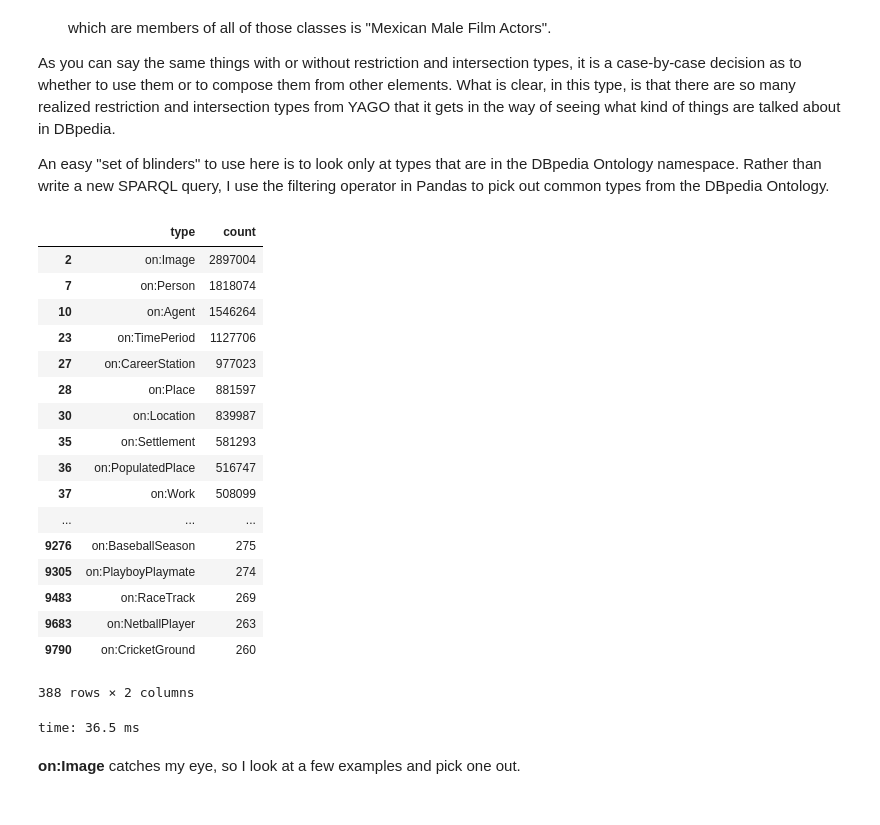
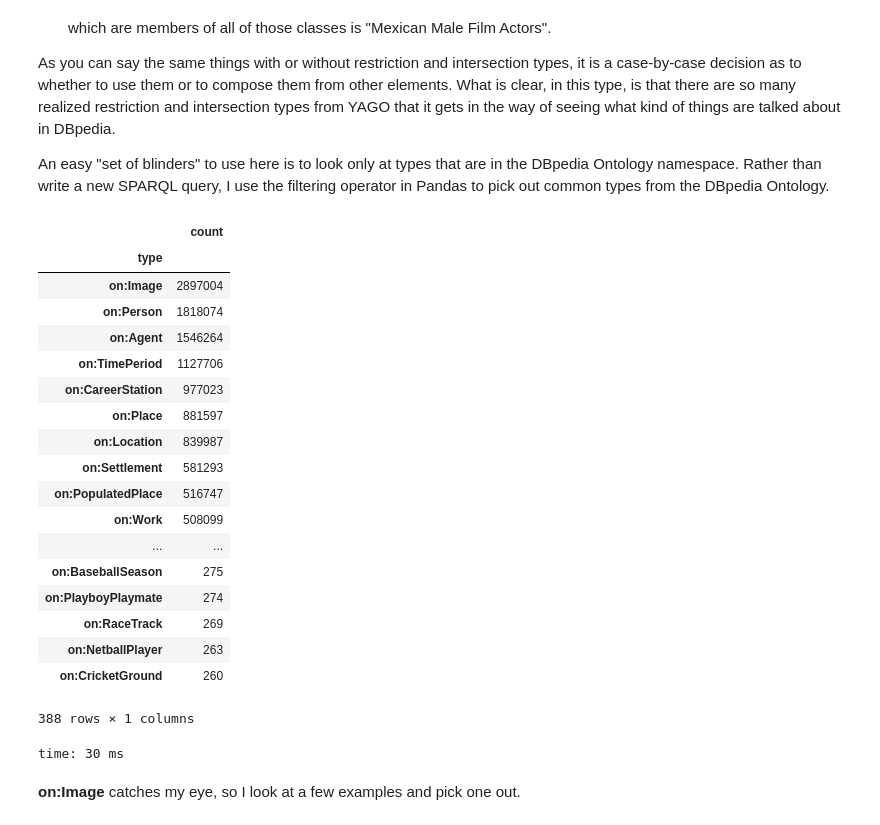
Before and after one commit to paulhoule/gastrodon, a Jupyter notebook: notebooks/remote/Querying DBpedia.ipynb, the cells around one changed output. Drawn from its saved outputs; the diff is of its cells as text; code cells hidden in the pictures.

```diff
--- a/notebooks/remote/Querying DBpedia.ipynb
+++ b/notebooks/remote/Querying DBpedia.ipynb
@@ -367,27 +375,28 @@ As you can say the same things with or without restriction and intersection type
 
 An easy "set of blinders" to use here is to look only at types that are in the DBpedia Ontology namespace.  Rather than write a new SPARQL query,  I use the filtering operator in Pandas to pick out common types from the DBpedia Ontology.
 # %%
-types[types["type"].str.startswith('on:')]
+types[types.index.str.startswith('on:')]
 # %% [output]
-|  | type | count |
-| 2 | on:Image | 2897004 |
-| 7 | on:Person | 1818074 |
-| 10 | on:Agent | 1546264 |
-| 23 | on:TimePeriod | 1127706 |
-| 27 | on:CareerStation | 977023 |
-| 28 | on:Place | 881597 |
-| 30 | on:Location | 839987 |
-| 35 | on:Settlement | 581293 |
-| 36 | on:PopulatedPlace | 516747 |
-| 37 | on:Work | 508099 |
-| ... | ... | ... |
-| 9276 | on:BaseballSeason | 275 |
-| 9305 | on:PlayboyPlaymate | 274 |
-| 9483 | on:RaceTrack | 269 |
-| 9683 | on:NetballPlayer | 263 |
-| 9790 | on:CricketGround | 260 |
+|  | count |
+| type |  |
+| on:Image | 2897004 |
+| on:Person | 1818074 |
+| on:Agent | 1546264 |
+| on:TimePeriod | 1127706 |
+| on:CareerStation | 977023 |
+| on:Place | 881597 |
+| on:Location | 839987 |
+| on:Settlement | 581293 |
+| on:PopulatedPlace | 516747 |
+| on:Work | 508099 |
+| ... | ... |
+| on:BaseballSeason | 275 |
+| on:PlayboyPlaymate | 274 |
+| on:RaceTrack | 269 |
+| on:NetballPlayer | 263 |
+| on:CricketGround | 260 |
-388 rows × 2 columns
+388 rows × 1 columns
-time: 36.5 ms
+time: 30 ms
 # %% [markdown]
 **on:Image** catches my eye,  so I look at a few examples and pick one out.
 # %%
```
Also changed, not shown: parts of 37 cells of this notebook, 5 other files.
